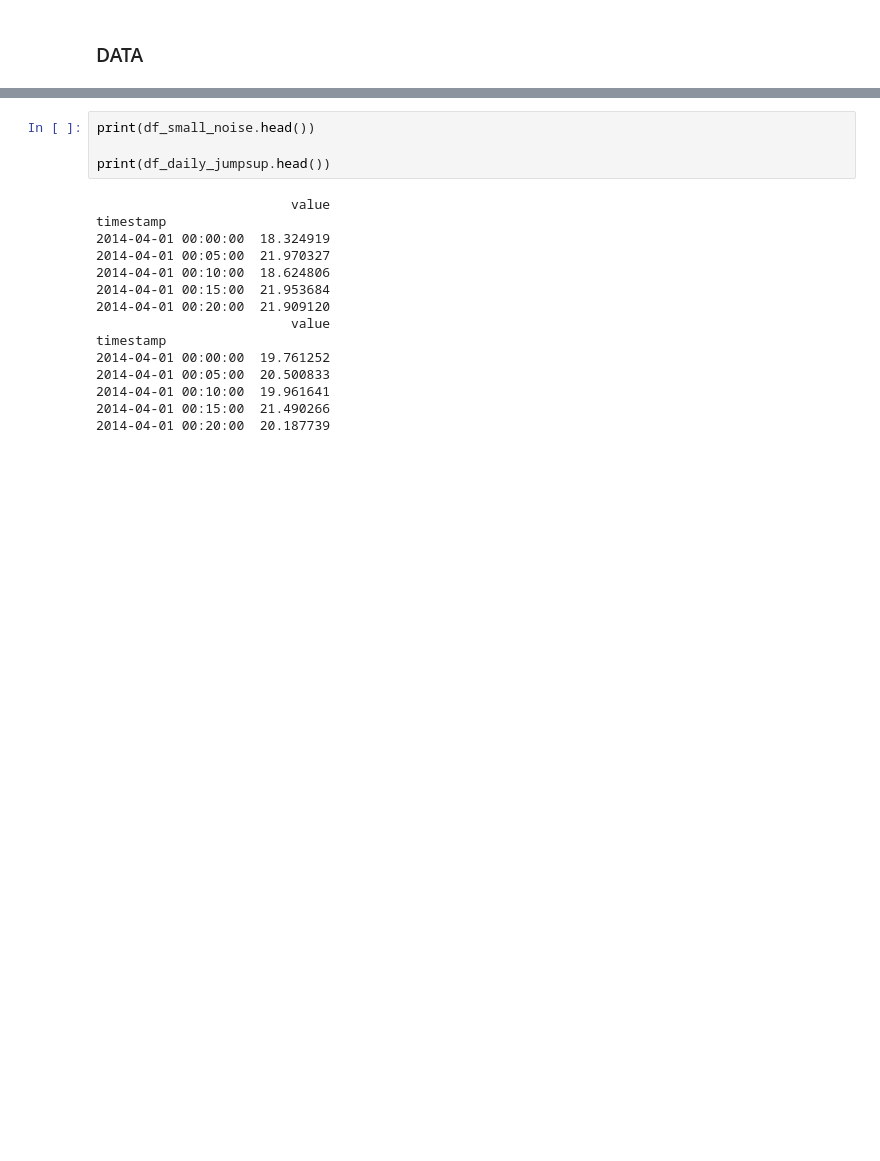
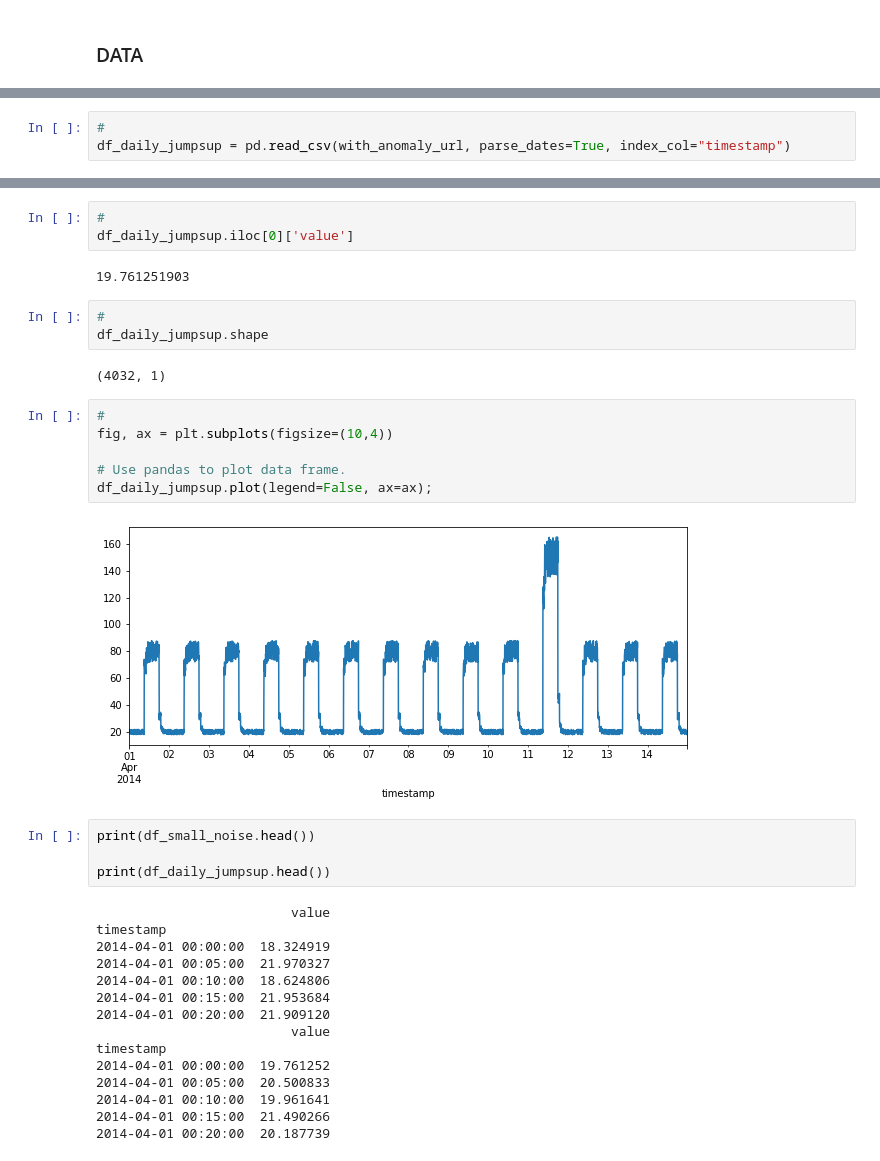
Before and after one commit to AnteDujic/MLS---Assesment, a Jupyter notebook: Practicals/05 - anomaly_detection.ipynb, the cells around one changed output, grey strips where cells are left out. Drawn from its saved outputs; the diff is of its cells as text; blank space fills up the shorter version.

```diff
--- a/Practicals/05 - anomaly_detection.ipynb
+++ b/Practicals/05 - anomaly_detection.ipynb
@@ -39,0 +102,3 @@ df_daily_jumpsup = pd.read_csv(
+# %%
+#
+df_daily_jumpsup = pd.read_csv(with_anomaly_url, parse_dates=True, index_col="timestamp")
@@ -40,3 +129,21 @@ df_daily_jumpsup = pd.read_csv(
+# %%
+#
+df_daily_jumpsup.iloc[0]['value']
+# %% [output]
+19.761251903
+# %%
+#
+df_daily_jumpsup.shape
+# %% [output]
+(4032, 1)
+# %%
+#
+fig, ax = plt.subplots(figsize=(10,4))
+
+# Use pandas to plot data frame.
+df_daily_jumpsup.plot(legend=False, ax=ax);
+# %% [output]
+[figure, added]
 # %%
 print(df_small_noise.head())
 
```
Also changed, not shown: parts of 26 cells of this notebook.
